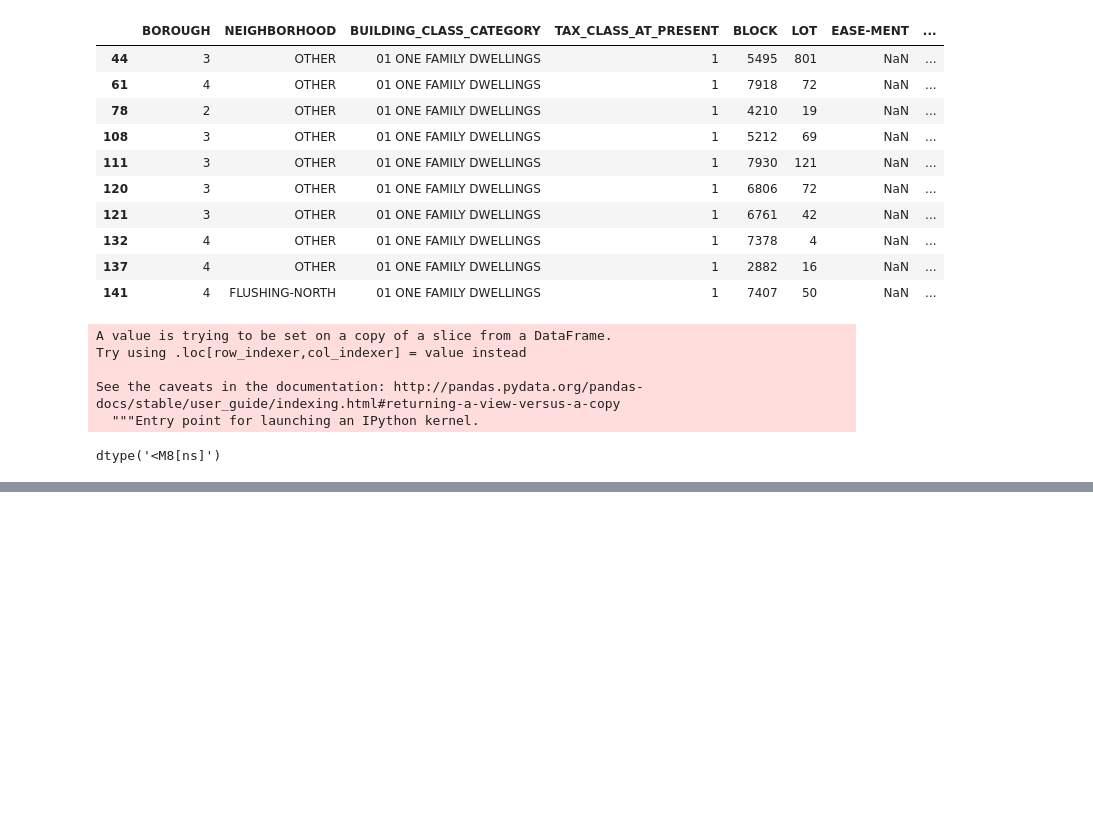
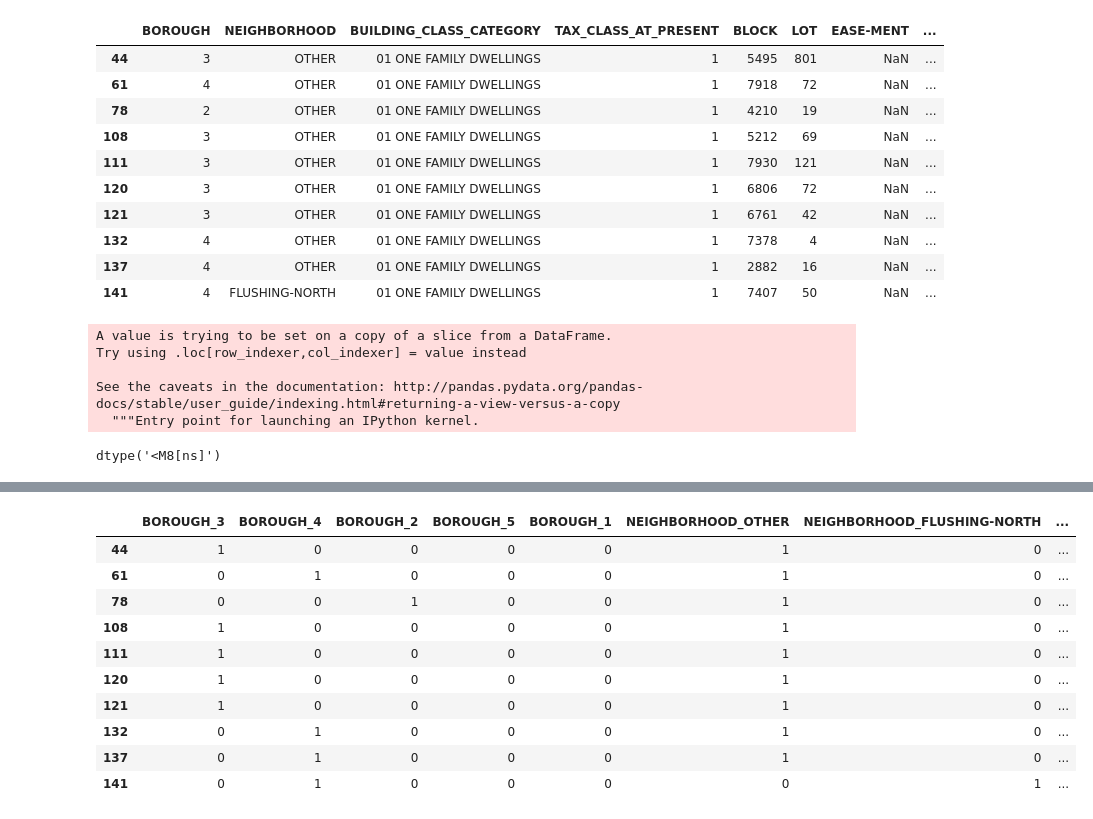
Before and after one commit to bloominstituteoftechnology/DS-Unit-2-Linear-Models, a Jupyter notebook: module3-ridge-regression/LS_DS_213_assignment.ipynb, the cells around one changed output, grey strips where cells are left out. Cells and saved outputs as stored; diff of their text form; code cells hidden in the pictures; blank space fills up the shorter version.

```diff
--- a/module3-ridge-regression/LS_DS_213_assignment.ipynb
+++ b/module3-ridge-regression/LS_DS_213_assignment.ipynb
@@ -119,0 +133,5 @@ train = df_subset[df_subset['SALE_DATE'].dt.month != 4]
+# %%
+target = 'SALE_PRICE'
+unwanted_cat = ['BUILDING_CLASS_CATEGORY', 'TAX_CLASS_AT_PRESENT', 'BUILDING_CLASS_AT_PRESENT' , 'ADDRESS', 'APARTMENT_NUMBER', 'APARTMENT_NUMBER', 'LAND_SQUARE_FEET', 'SALE_DATE']
+features = train.columns.drop([target] + unwanted_cat)
+features
@@ -119,0 +144,5 @@ train = df_subset[df_subset['SALE_DATE'].dt.month != 4]
+# %%
+X_train = train[features]
+y_train = train[target]
+X_test = test[features]
+y_test = test[target]
@@ -119,0 +158,21 @@ train = df_subset[df_subset['SALE_DATE'].dt.month != 4]
+# %%
+# One Hot encoding
+import category_encoders as ce
+
+encoder = ce.one_hot.OneHotEncoder(use_cat_names=True)
+X_train_enc = encoder.fit_transform(X_train)
+X_test_enc = encoder.transform(X_test)
+# %%
+X_train_enc.head(10)
+# %% [output]
+|  | BOROUGH_3 | BOROUGH_4 | BOROUGH_2 | BOROUGH_5 | BOROUGH_1 | NEIGHBORHOOD_OTHER | NEIGHBORHOOD_FLUSHING-NORTH | ... |
+| 44 | 1 | 0 | 0 | 0 | 0 | 1 | 0 | ... |
+| 61 | 0 | 1 | 0 | 0 | 0 | 1 | 0 | ... |
+| 78 | 0 | 0 | 1 | 0 | 0 | 1 | 0 | ... |
+| 108 | 1 | 0 | 0 | 0 | 0 | 1 | 0 | ... |
+| 111 | 1 | 0 | 0 | 0 | 0 | 1 | 0 | ... |
+| 120 | 1 | 0 | 0 | 0 | 0 | 1 | 0 | ... |
+| 121 | 1 | 0 | 0 | 0 | 0 | 1 | 0 | ... |
+| 132 | 0 | 1 | 0 | 0 | 0 | 1 | 0 | ... |
+| 137 | 0 | 1 | 0 | 0 | 0 | 1 | 0 | ... |
+| 141 | 0 | 1 | 0 | 0 | 0 | 0 | 1 | ... |
```
Also changed, not shown: parts of 6 cells of this notebook.
